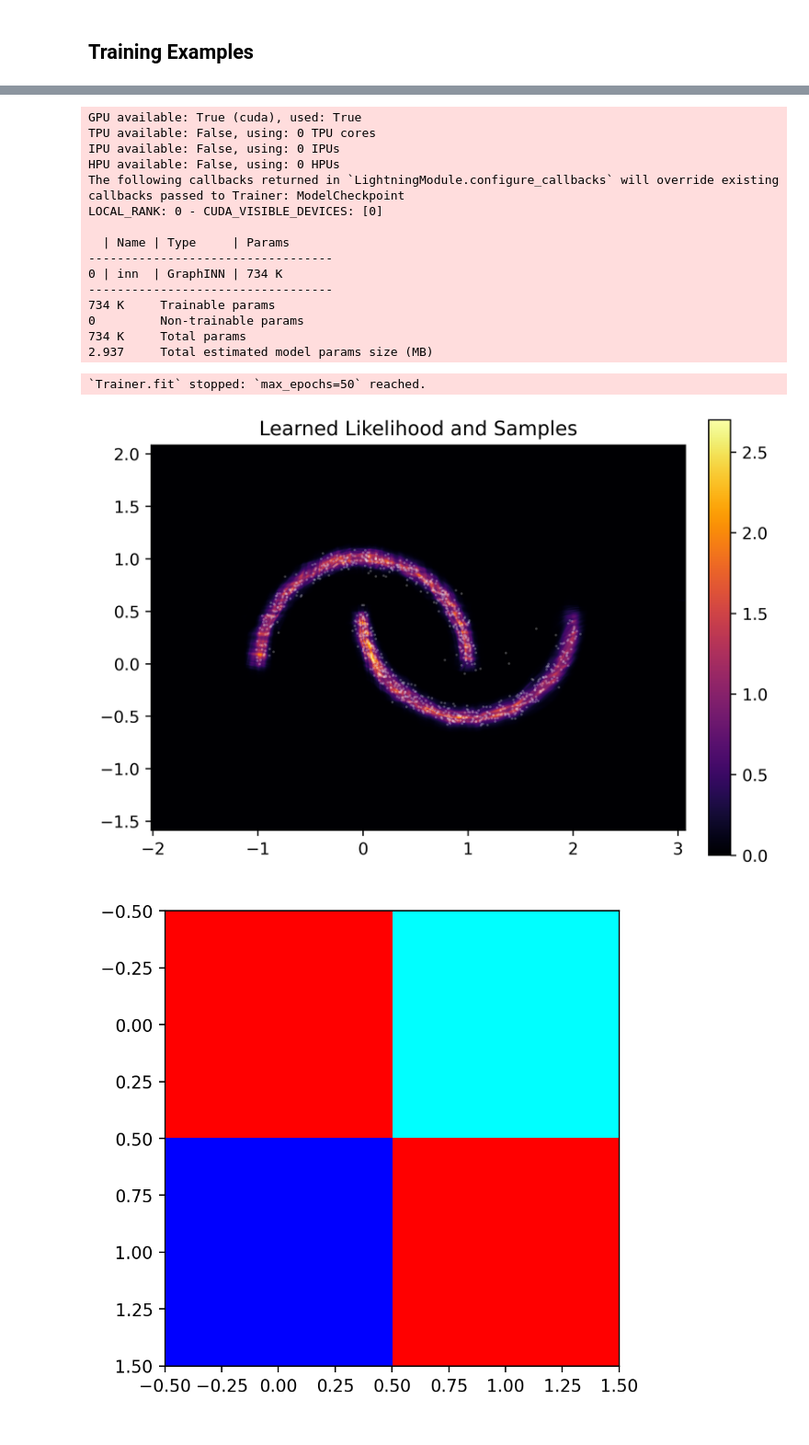
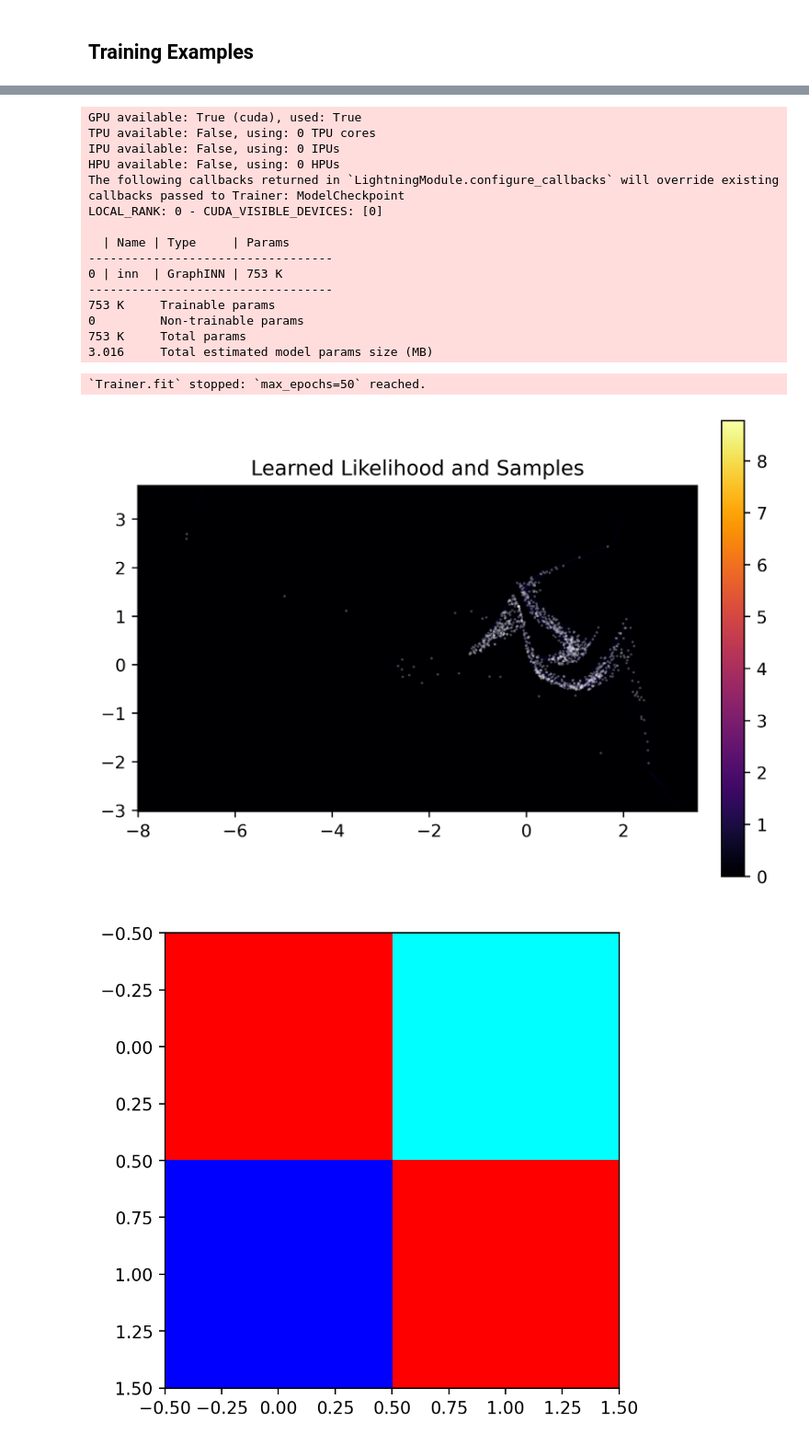
Before and after one commit to LarsKue/neural-spline-flows, a Jupyter notebook: main.ipynb, the cells around one changed output, grey strips where cells are left out. Shown at 92% size. Saved outputs shown, nothing was run; the diff lists cells and outputs as text; code cells hidden in the pictures.

```diff
--- a/main.ipynb
+++ b/main.ipynb
@@ -201,10 +179,12 @@ def make_model(name: str, train_data, val_data, **hparams):
             model = DenseFlow(train_data, val_data, coupling_type="additive", steps=32, **hparams)
         case "affine":
             model = DenseFlow(train_data, val_data, coupling_type="affine", steps=32, **hparams)
-        case "spline":
-            model = DenseFlow(train_data, val_data, coupling_type="spline", steps=16, coupling_args={"bins": 32}, **hparams)
+        case "linear_spline":
+            model = DenseFlow(train_data, val_data, coupling_type="linear_spline", steps=20, coupling_args={"bins": 16}, **hparams)
+        case "rq_spline":
+            model = DenseFlow(train_data, val_data, coupling_type="rq_spline", steps=16, coupling_args={"bins": 8}, **hparams)
         case "arq":
-            model = DenseARQ(train_data, val_data, steps=4, affine_steps=6, spline_steps=1, spline_args={"bins": 32}, **hparams)
+            model = DenseARQ(train_data, val_data, steps=4, affine_steps=6, spline_steps=1, spline_args={"bins": 8}, **hparams)
         case _:
             raise ValueError(f"Unsupported model type: {name}")
 
@@ -282,5 +262,5 @@ hparams = dict(
     learning_rate=1e-3,
 )
 # %%
-compare("moons", ["spline"], hparams, n_train=2 * train_samples, n_val=2 * val_samples, noise=noise)
+compare("moons", ["linear_spline"], hparams, max_epochs=50, n_train=2 * train_samples, n_val=2 * val_samples, noise=noise)
 # %% [output]
@@ -288,20 +268,20 @@ compare("moons", ["spline"], hparams, n_train=2 * train_samples, n_val=2 * val_s
 GPU available: True (cuda), used: True
 TPU available: False, using: 0 TPU cores
 IPU available: False, using: 0 IPUs
 HPU available: False, using: 0 HPUs
 The following callbacks returned in `LightningModule.configure_callbacks` will override existing callbacks passed to Trainer: ModelCheckpoint
 LOCAL_RANK: 0 - CUDA_VISIBLE_DEVICES: [0]
 
   | Name | Type     | Params
 ----------------------------------
-0 | inn  | GraphINN | 734 K
+0 | inn  | GraphINN | 753 K
 ----------------------------------
-734 K     Trainable params
+753 K     Trainable params
 0         Non-trainable params
-734 K     Total params
-2.937     Total estimated model params size (MB)
+753 K     Total params
+3.016     Total estimated model params size (MB)
 `Trainer.fit` stopped: `max_epochs=50` reached.
-[figure, old version]
+[figure, new version]
 # %%
 # compare("circles", ["affine", "spline"], hparams, n_train=2 * train_samples, n_val=2 * val_samples, noise=noise, factor=0.5)
 # %%
```
Also changed, not shown: parts of 10 cells of this notebook, 9 other files.
